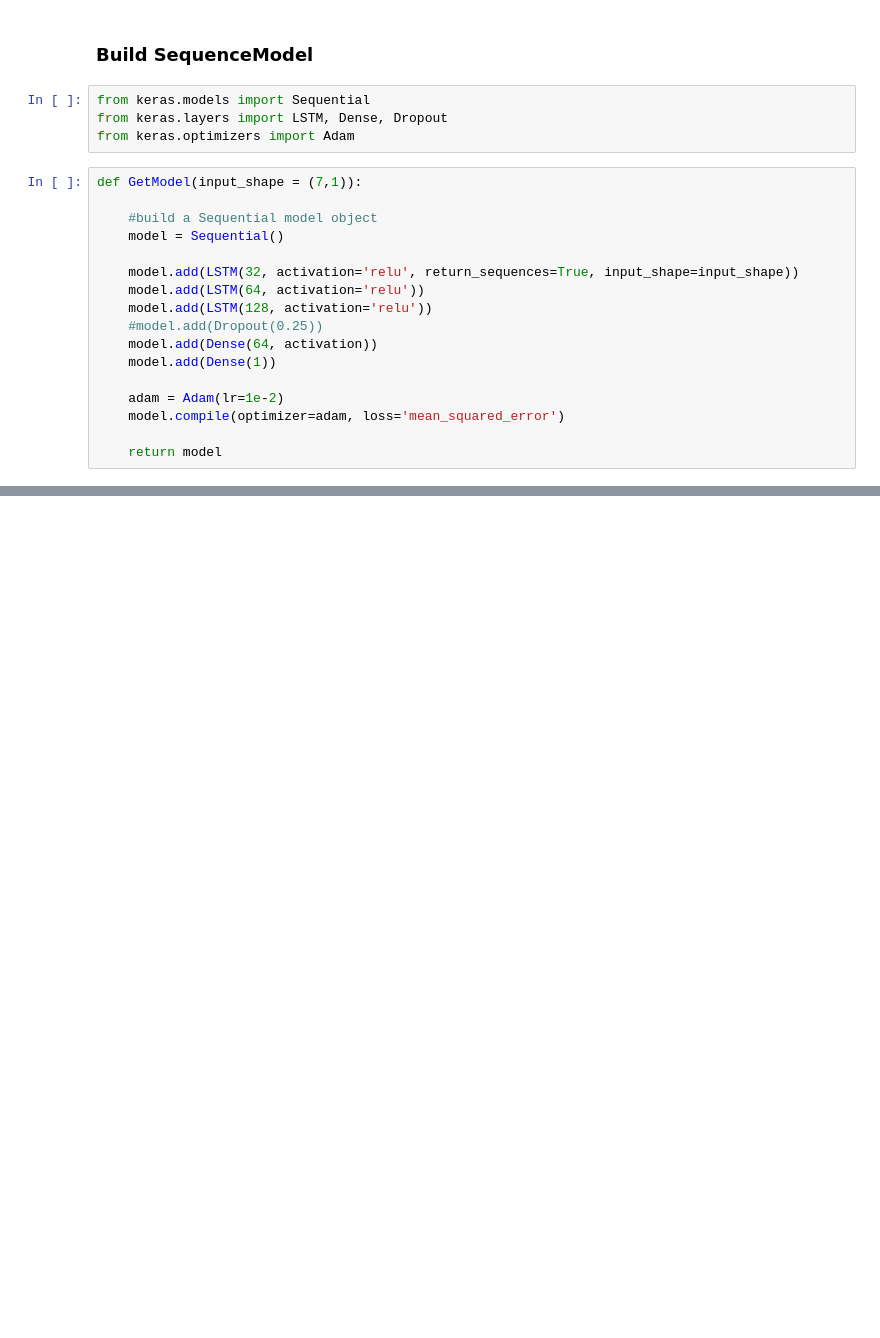
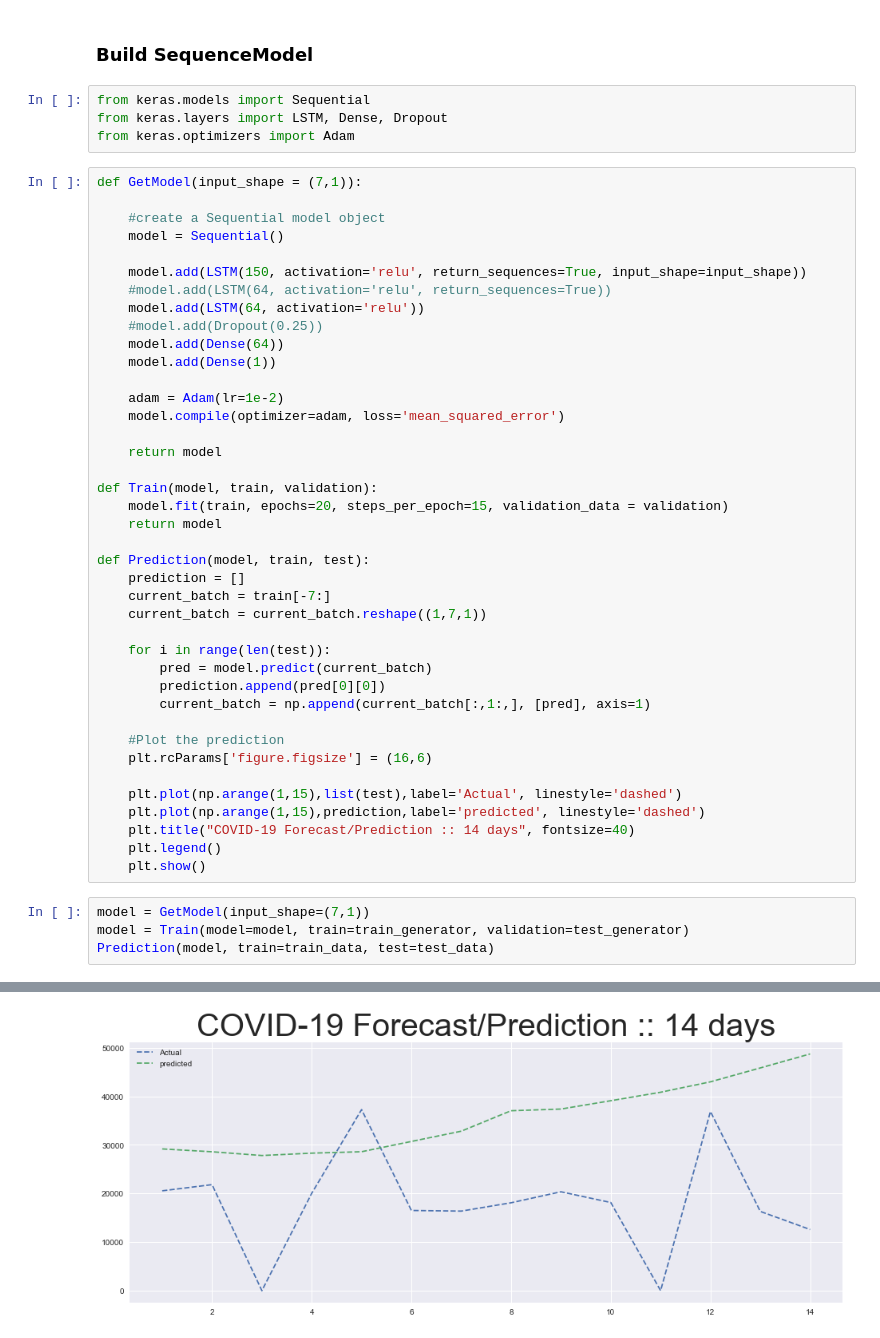
Before and after one commit to sb-robo/Track_COVID-19, a Jupyter notebook: COVID_Prediction/COVID-Prediction.ipynb, the cells around one changed output, grey strips where cells are left out. Cells and saved outputs as stored; diff of their text form; blank space fills up the shorter version.

Commit message:
covid prediction sequence model

```diff
--- a/COVID_Prediction/COVID-Prediction.ipynb
+++ b/COVID_Prediction/COVID-Prediction.ipynb
@@ -52,17 +52,45 @@ from keras.optimizers import Adam
 # %%
 def GetModel(input_shape = (7,1)):
 
-    #build a Sequential model object
+    #create a Sequential model object
     model = Sequential()
 
-    model.add(LSTM(32, activation='relu', return_sequences=True, input_shape=input_shape))
+    model.add(LSTM(150, activation='relu', return_sequences=True, input_shape=input_shape))
+    #model.add(LSTM(64, activation='relu', return_sequences=True))
     model.add(LSTM(64, activation='relu'))
-    model.add(LSTM(128, activation='relu'))
     #model.add(Dropout(0.25))
-    model.add(Dense(64, activation))
+    model.add(Dense(64))
     model.add(Dense(1))
 
     adam = Adam(lr=1e-2)
     model.compile(optimizer=adam, loss='mean_squared_error')
 
     return model
+
+def Train(model, train, validation):
+    model.fit(train, epochs=20, steps_per_epoch=15, validation_data = validation)
+    return model
+
+def Prediction(model, train, test):
+    prediction = []
+    current_batch = train[-7:]
+    current_batch = current_batch.reshape((1,7,1))
+
+    for i in range(len(test)):
+        pred = model.predict(current_batch)
+        prediction.append(pred[0][0])
+        current_batch = np.append(current_batch[:,1:,], [pred], axis=1)
+
+    #Plot the prediction
+    plt.rcParams['figure.figsize'] = (16,6)
+
+    plt.plot(np.arange(1,15),list(test),label='Actual', linestyle='dashed')
+    plt.plot(np.arange(1,15),prediction,label='predicted', linestyle='dashed')
+    plt.title("COVID-19 Forecast/Prediction :: 14 days", fontsize=40)
+    plt.legend()
+    plt.show()
+# %%
+model = GetModel(input_shape=(7,1))
+model = Train(model=model, train=train_generator, validation=test_generator)
+Prediction(model, train=train_data, test=test_data)
+# %% [output]
@@ -68,0 +114 @@ def GetModel(input_shape = (7,1)):
+[figure, added]
```
Also changed, not shown: parts of 1 cell of this notebook.
